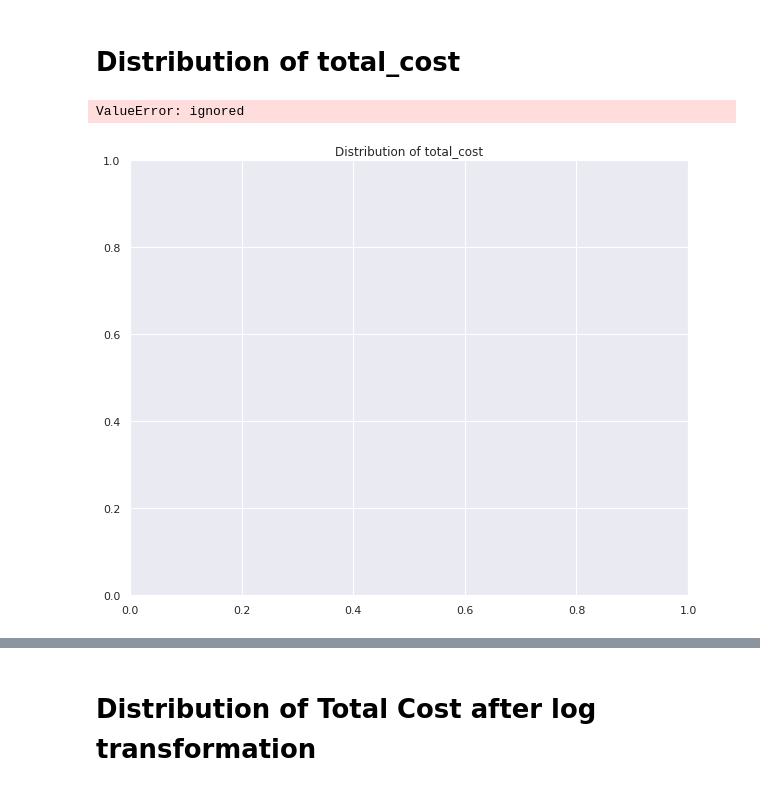
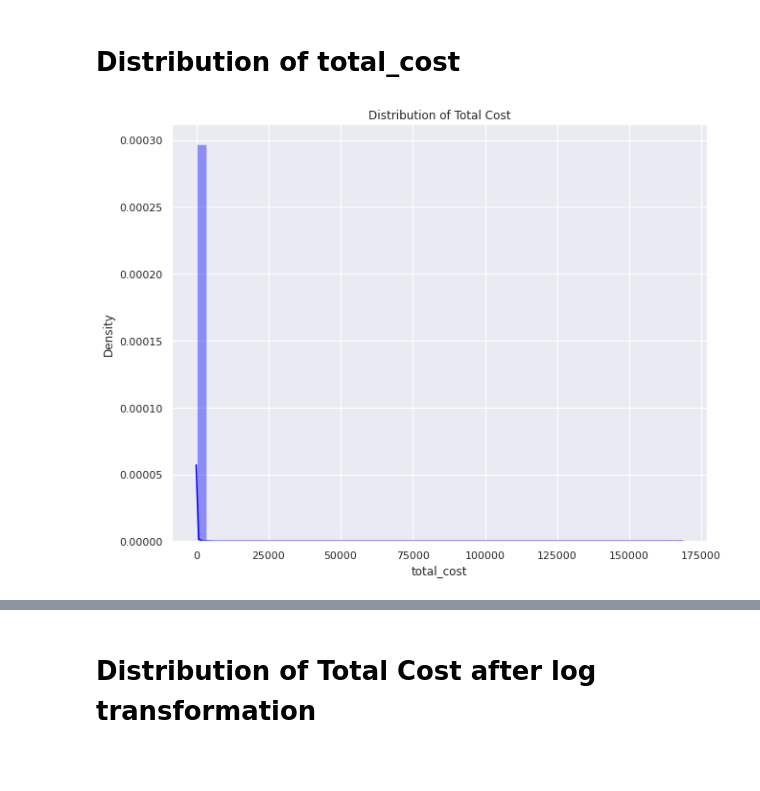
Before and after one commit to akashtepan/OG_Online-Retail-Customer-Segmentation, a Jupyter notebook: Shubham_Tepan_Notebook_Online_Retail_Customer_Segmentation.ipynb, the cells around one changed output, grey strips where cells are left out. Cells and saved outputs as stored; diff of their text form; code cells hidden in the pictures; blank space fills up the shorter version.

```diff
--- a/Shubham_Tepan_Notebook_Online_Retail_Customer_Segmentation.ipynb
+++ b/Shubham_Tepan_Notebook_Online_Retail_Customer_Segmentation.ipynb
@@ -922,15 +994,14 @@ plt.show()
 # %%
 # Create a figure with a specified size
 plt.figure(figsize=(10,8))
 
 # Set the title for the plot
-plt.title('Distribution of total_cost')
+plt.title('Distribution of Total Cost')
 
-# Plot the distribution of the total_cost column using the distplot method from seaborn
-sns.distplot(retail_df_copy['total_cost'],color="B")
+# Plot the distribution of the total_cost column using the distplot method from seaborn with color blue
+sns.distplot(retail_df_copy['total_cost'], color="blue")
 
 # Show the plot
 plt.show()
 # %% [output]
-ValueError: ignored
-[figure, old version]
+[figure, new version]
```
Also changed, not shown: parts of 97 cells of this notebook.
